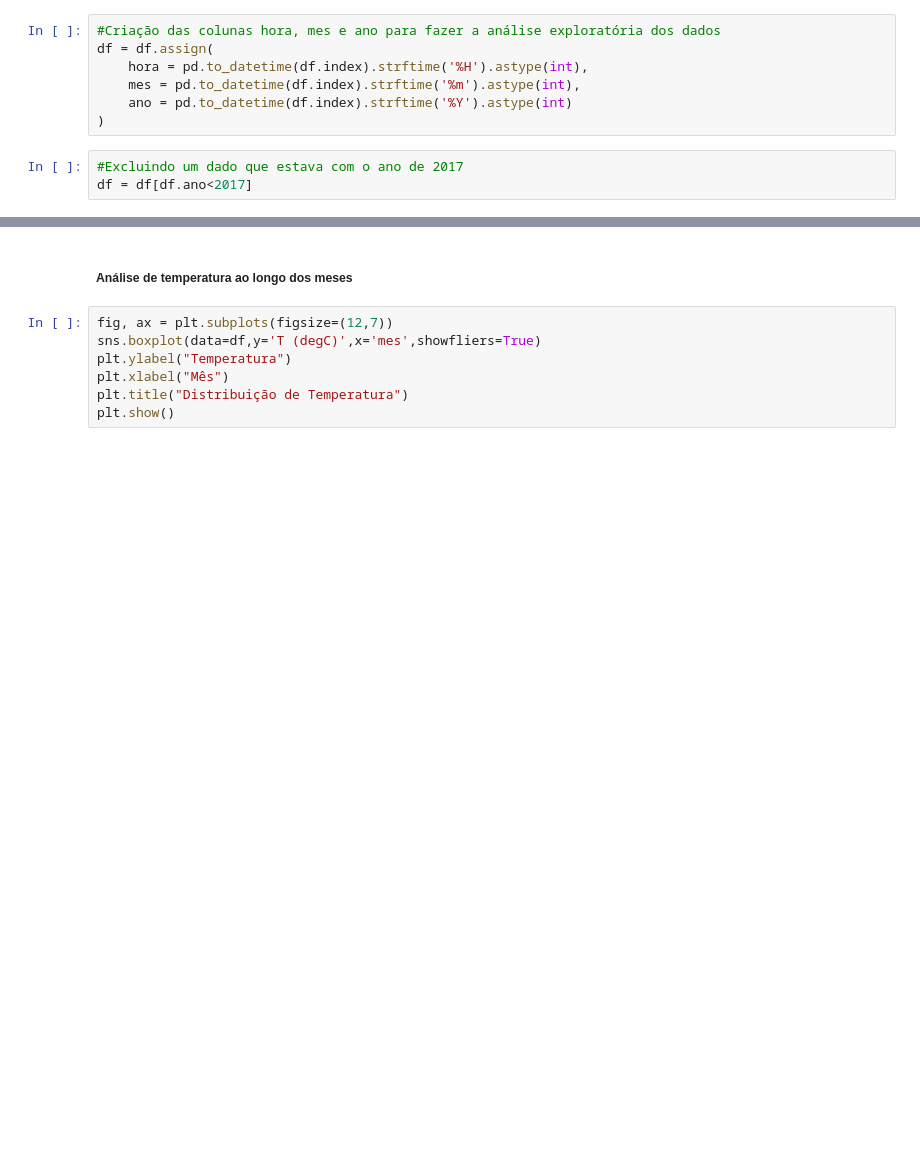
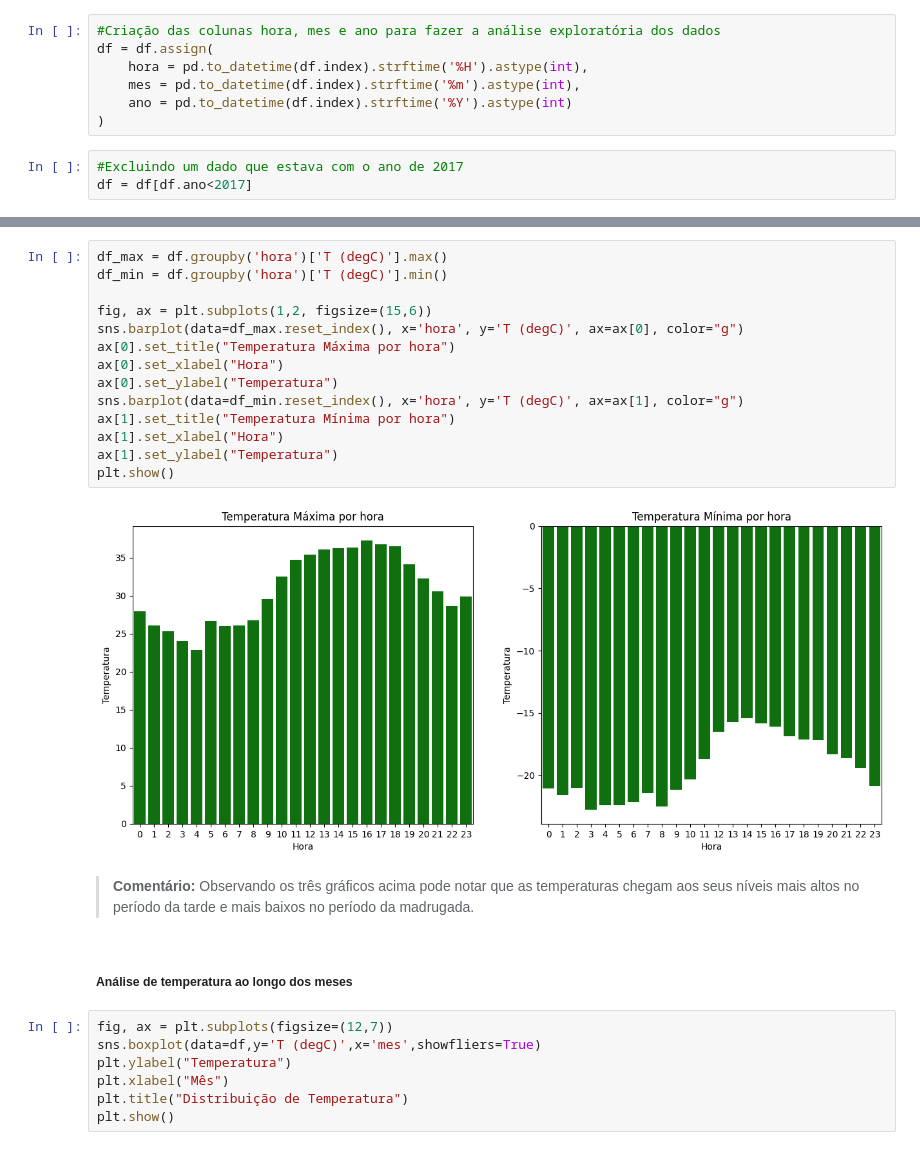
Before and after one commit to gabryelsguedes/previsao-do-tempo, a Jupyter notebook: fiec/analise_exploratoria.ipynb, the cells around one changed output, grey strips where cells are left out. Drawn from its saved outputs; the diff is of its cells as text; blank space fills up the shorter version.

```diff
--- a/fiec/analise_exploratoria.ipynb
+++ b/fiec/analise_exploratoria.ipynb
@@ -88,3 +110,21 @@ df = df[df.ano<2017]
+# %%
+df_max = df.groupby('hora')['T (degC)'].max()
+df_min = df.groupby('hora')['T (degC)'].min()
+
+fig, ax = plt.subplots(1,2, figsize=(15,6))
+sns.barplot(data=df_max.reset_index(), x='hora', y='T (degC)', ax=ax[0], color="g")
+ax[0].set_title("Temperatura Máxima por hora")
+ax[0].set_xlabel("Hora")
+ax[0].set_ylabel("Temperatura")
+sns.barplot(data=df_min.reset_index(), x='hora', y='T (degC)', ax=ax[1], color="g")
+ax[1].set_title("Temperatura Mínima por hora")
+ax[1].set_xlabel("Hora")
+ax[1].set_ylabel("Temperatura")
+plt.show()
+# %% [output]
+[figure, added]
+# %% [markdown]
+>**Comentário:** Observando os três gráficos acima pode notar que as temperaturas chegam aos seus níveis mais altos no período da tarde e mais baixos no período da madrugada.
 # %% [markdown]
 ##### Análise de temperatura ao longo dos meses
 # %%
```
Also changed, not shown: parts of 3 cells of this notebook, 2 other files.
